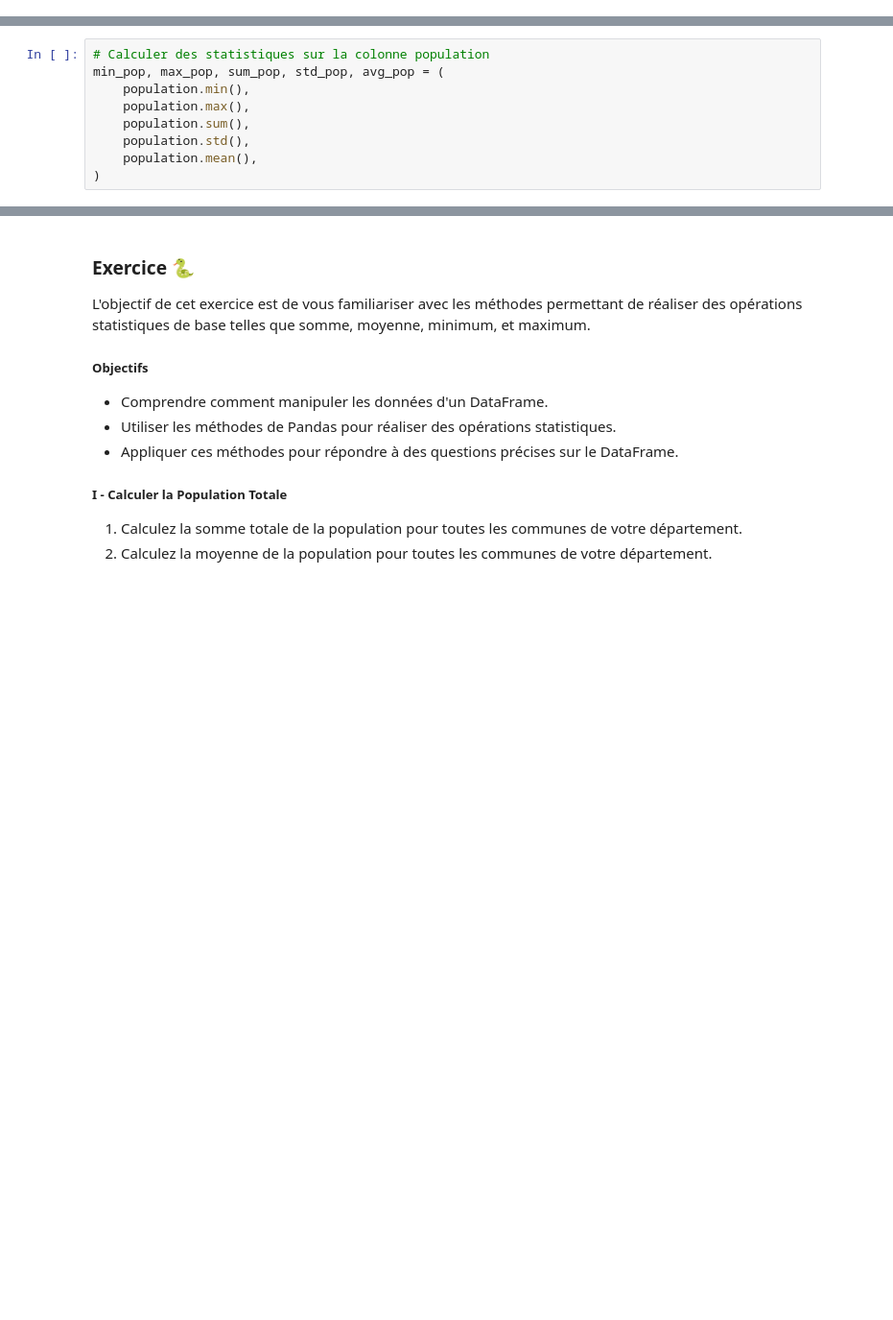
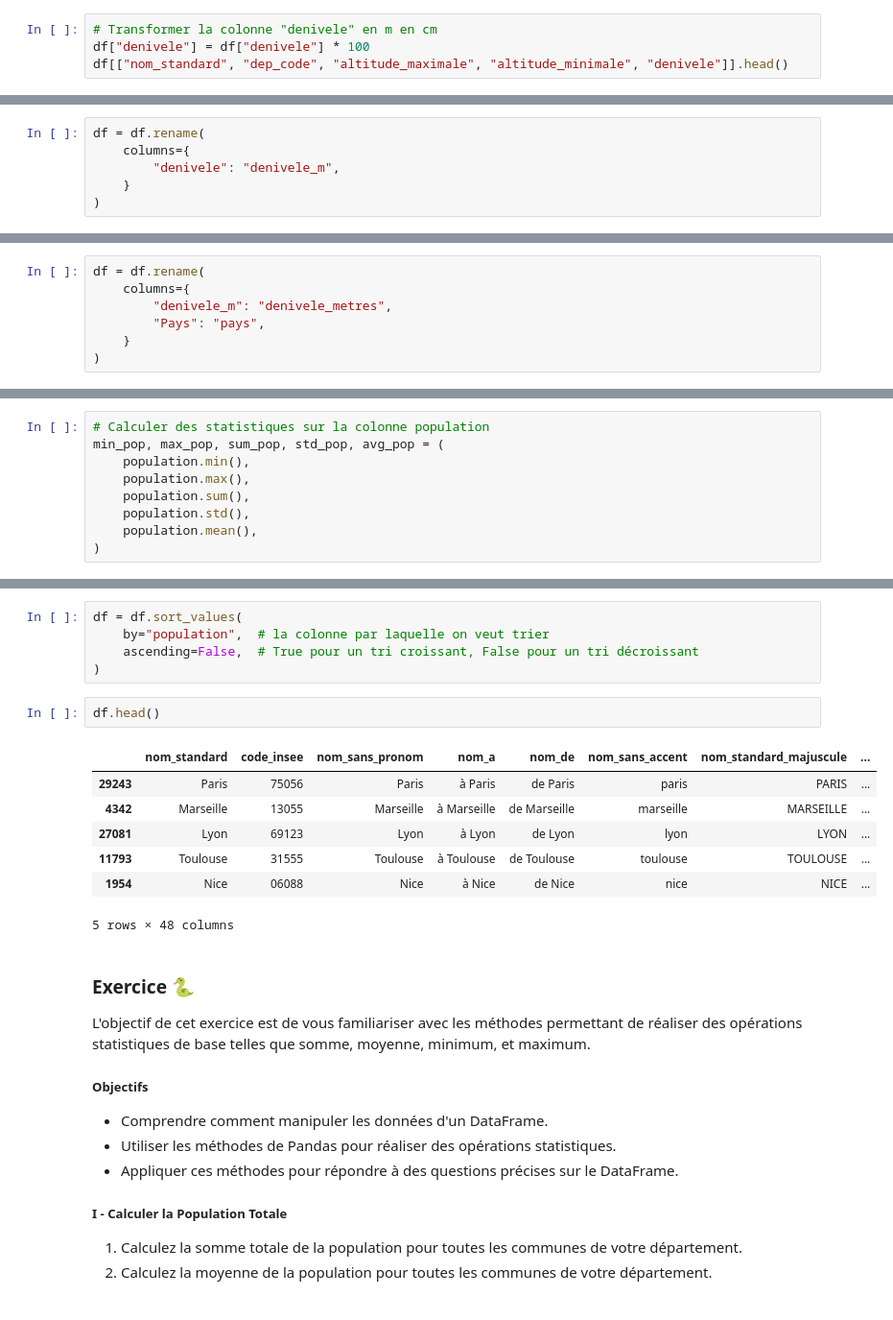
Before and after one commit to ldom1/sorbonne_mimo_python, a Jupyter notebook: 6_manipulation_donnees_pandas/0_cours.ipynb, the cells around one changed output, grey strips where cells are left out. Shown: that part at 96% size. Drawn from its saved outputs; the diff is of its cells as text; blank space fills up the shorter version.

```diff
--- a/6_manipulation_donnees_pandas/0_cours.ipynb
+++ b/6_manipulation_donnees_pandas/0_cours.ipynb
@@ -460,0 +716,4 @@ L'objectif de cet exercice est de vous familiariser avec les méthodes de sélec
+# %%
+# Transformer la colonne "denivele" en m en cm
+df["denivele"] = df["denivele"] * 100
+df[["nom_standard", "dep_code", "altitude_maximale", "altitude_minimale", "denivele"]].head()
@@ -460,0 +743,6 @@ L'objectif de cet exercice est de vous familiariser avec les méthodes de sélec
+# %%
+df = df.rename(
+    columns={
+        "denivele": "denivele_m",
+    }
+)
@@ -460,0 +759,7 @@ L'objectif de cet exercice est de vous familiariser avec les méthodes de sélec
+# %%
+df = df.rename(
+    columns={
+        "denivele_m": "denivele_metres",
+        "Pays": "pays",
+    }
+)
@@ -536,3 +817,18 @@ df[df["population"] >= 200_000].head()
+# %%
+df = df.sort_values(
+    by="population",  # la colonne par laquelle on veut trier
+    ascending=False,  # True pour un tri croissant, False pour un tri décroissant
+)
+# %%
+df.head()
+# %% [output]
+|  | nom_standard | code_insee | nom_sans_pronom | nom_a | nom_de | nom_sans_accent | nom_standard_majuscule | ... |
+| 29243 | Paris | 75056 | Paris | à Paris | de Paris | paris | PARIS | ... |
+| 4342 | Marseille | 13055 | Marseille | à Marseille | de Marseille | marseille | MARSEILLE | ... |
+| 27081 | Lyon | 69123 | Lyon | à Lyon | de Lyon | lyon | LYON | ... |
+| 11793 | Toulouse | 31555 | Toulouse | à Toulouse | de Toulouse | toulouse | TOULOUSE | ... |
+| 1954 | Nice | 06088 | Nice | à Nice | de Nice | nice | NICE | ... |
+5 rows × 48 columns
 # %% [markdown]
 ### Exercice 🐍
 
```
Also changed, not shown: parts of 64 cells of this notebook.
